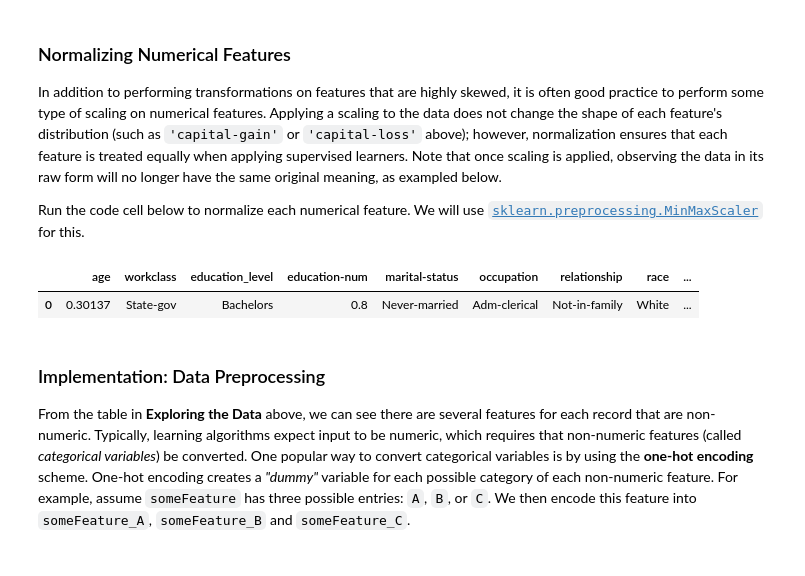
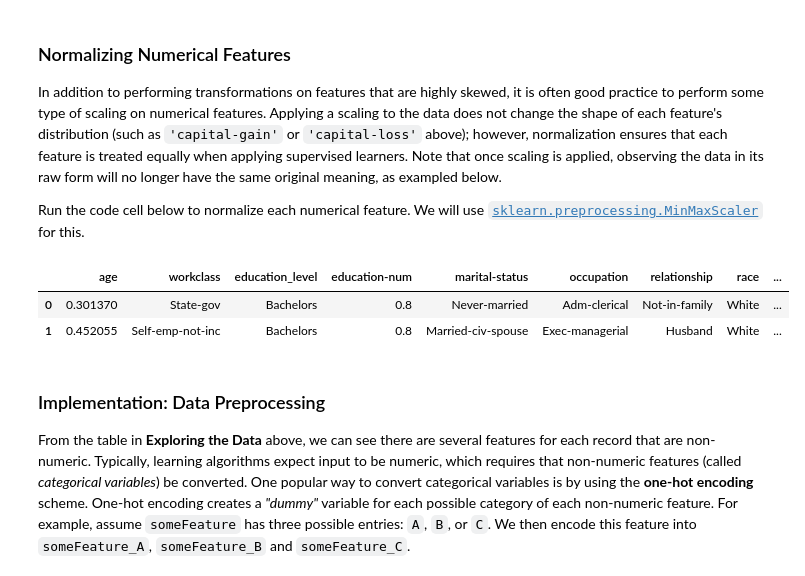
Before and after one commit to knatarasan/machine-learning, a Jupyter notebook: projects/finding_donors/finding_donors.ipynb, the cells around one changed output. Saved outputs shown, nothing was run; the diff lists cells and outputs as text; code cells hidden in the pictures.

```diff
--- a/projects/finding_donors/finding_donors.ipynb
+++ b/projects/finding_donors/finding_donors.ipynb
@@ -120,17 +120,18 @@ Run the code cell below to normalize each numerical feature. We will use [`sklea
 # %%
 # Import sklearn.preprocessing.StandardScaler
 from sklearn.preprocessing import MinMaxScaler
 
 # Initialize a scaler, then apply it to the features
 scaler = MinMaxScaler()
 numerical = ['age', 'education-num', 'capital-gain', 'capital-loss', 'hours-per-week']
 features_raw[numerical] = scaler.fit_transform(data[numerical])
 
 # Show an example of a record with scaling applied
-display(features_raw.head(n = 1))
+display(features_raw.head(n = 2))
 # %% [output]
 |  | age | workclass | education_level | education-num | marital-status | occupation | relationship | race | ... |
-| 0 | 0.30137 | State-gov | Bachelors | 0.8 | Never-married | Adm-clerical | Not-in-family | White | ... |
+| 0 | 0.301370 | State-gov | Bachelors | 0.8 | Never-married | Adm-clerical | Not-in-family | White | ... |
+| 1 | 0.452055 | Self-emp-not-inc | Bachelors | 0.8 | Married-civ-spouse | Exec-managerial | Husband | White | ... |
 # %% [markdown]
 ### Implementation: Data Preprocessing
 
```
Also changed, not shown: parts of 10 cells of this notebook, 4 other files.
